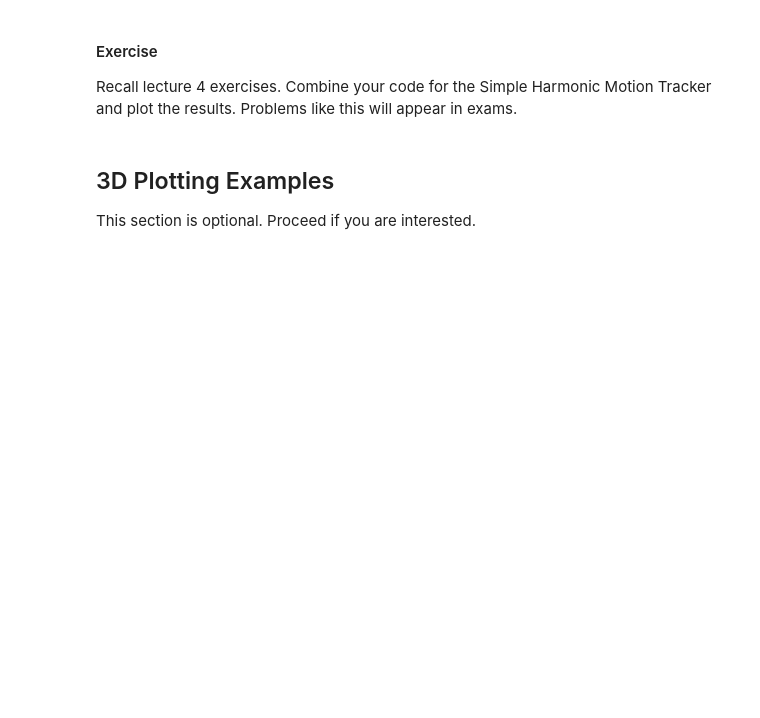
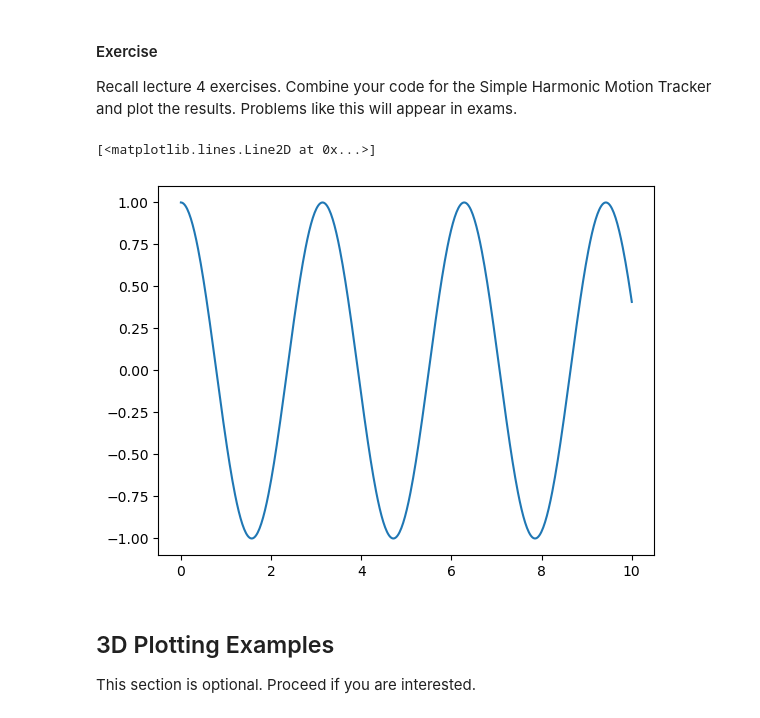
Before and after one commit to AaronChhor/Engineering-Methods-Lecture-Exercises, a Jupyter notebook: Lecture 6_python_plotting.ipynb, the cells around one changed output. Saved outputs shown, nothing was run; the diff lists cells and outputs as text; code cells hidden in the pictures; blank space fills up the shorter version.

```diff
--- a/Lecture 6_python_plotting.ipynb
+++ b/Lecture 6_python_plotting.ipynb
@@ -186,6 +293,20 @@ Recall lecture 4 exercises. Combine your code for the Simple Harmonic Motion Tra
 Problems like this will appear in exams.
 # %%
 # Your code here
+import numpy as np
+import matplotlib.pyplot as plt
+
+A = 1.0
+omega = 2.0
+t = np.linspace(0, 10, 500)
+
+x = A * np.cos(omega * t + phi)
+
+plt.plot(t,x)
+#plt.show()
+# %% [output]
+[<matplotlib.lines.Line2D at 0x...>]
+[figure, added]
 # %% [markdown]
 ## 3D Plotting Examples
 This section is optional. Proceed if you are interested.
```
Also changed, not shown: parts of 12 cells of this notebook.
